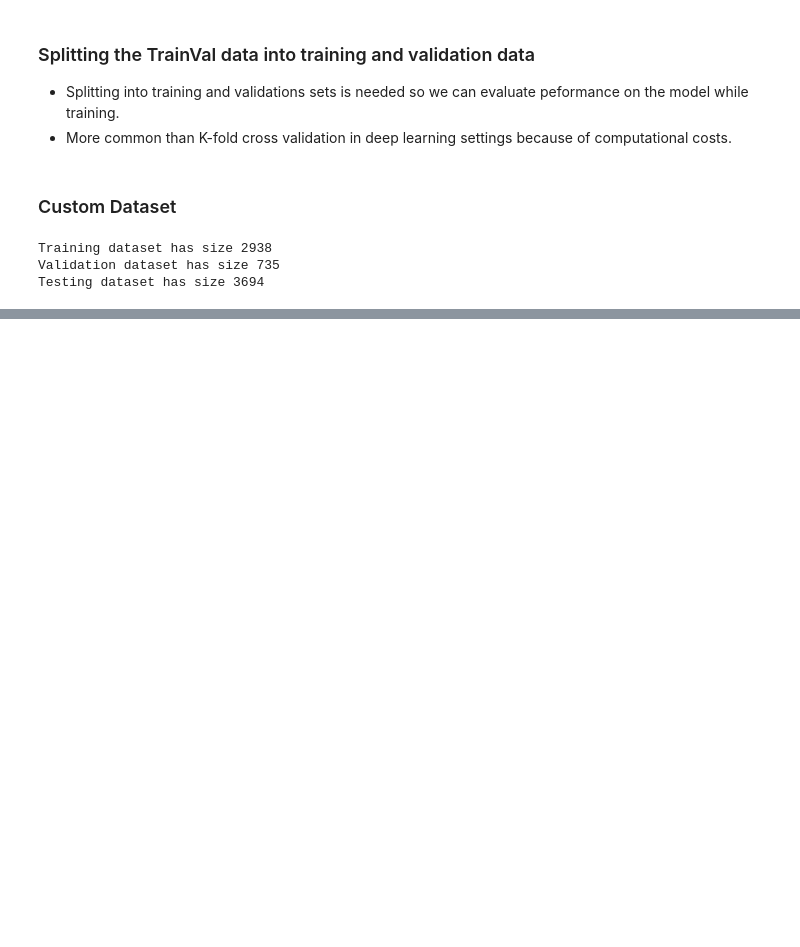
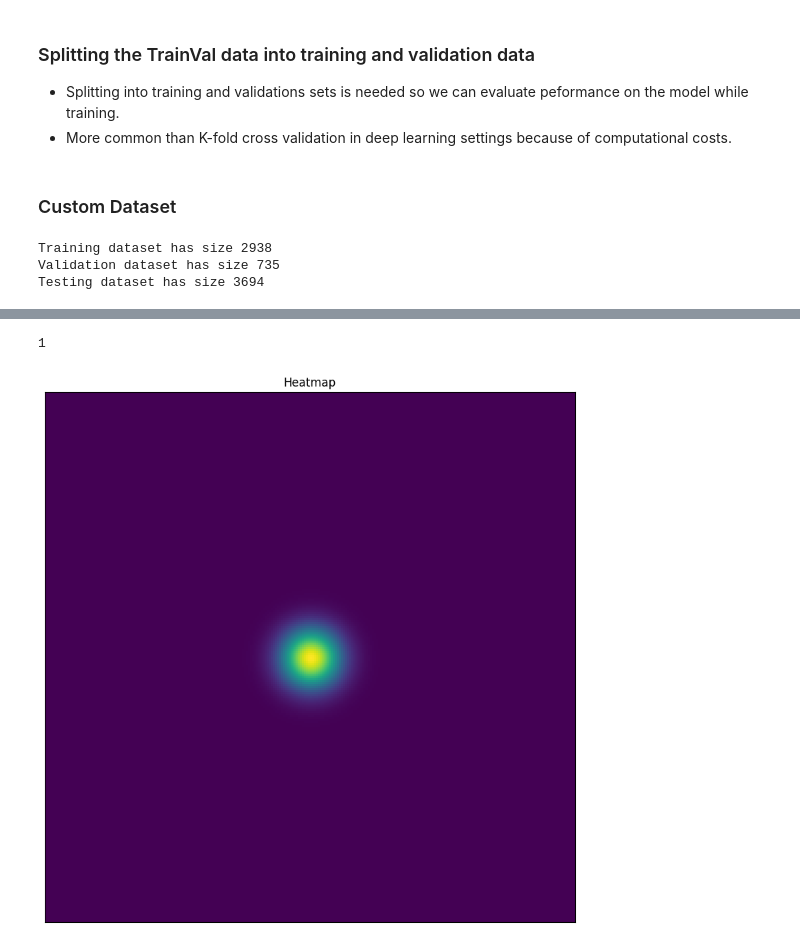
Before and after one commit to G30rg3ab/Computer-Vision-Project, a Jupyter notebook: playground.ipynb, the cells around one changed output, grey strips where cells are left out. Cells and saved outputs as stored; diff of their text form; code cells hidden in the pictures; blank space fills up the shorter version.

```diff
--- a/playground.ipynb
+++ b/playground.ipynb
@@ -83,0 +164,18 @@ eval.mean_IoU(progress_bar=True)
+# %%
+len([[1, 2]])
+# %% [output]
+1
+# %%
+
+
+k
+
+
+# Example usage:
+image_shape = (256, 256)
+prompt_point = (128, 128)  # (x, y)
+sigma_value = 15
+
+show.visualiseData(heatmap = create_heatmap(image_shape, prompt_point, 10))
+# %% [output]
+[figure, added]
```
Also changed, not shown: parts of 12 cells of this notebook, 4 other files.
